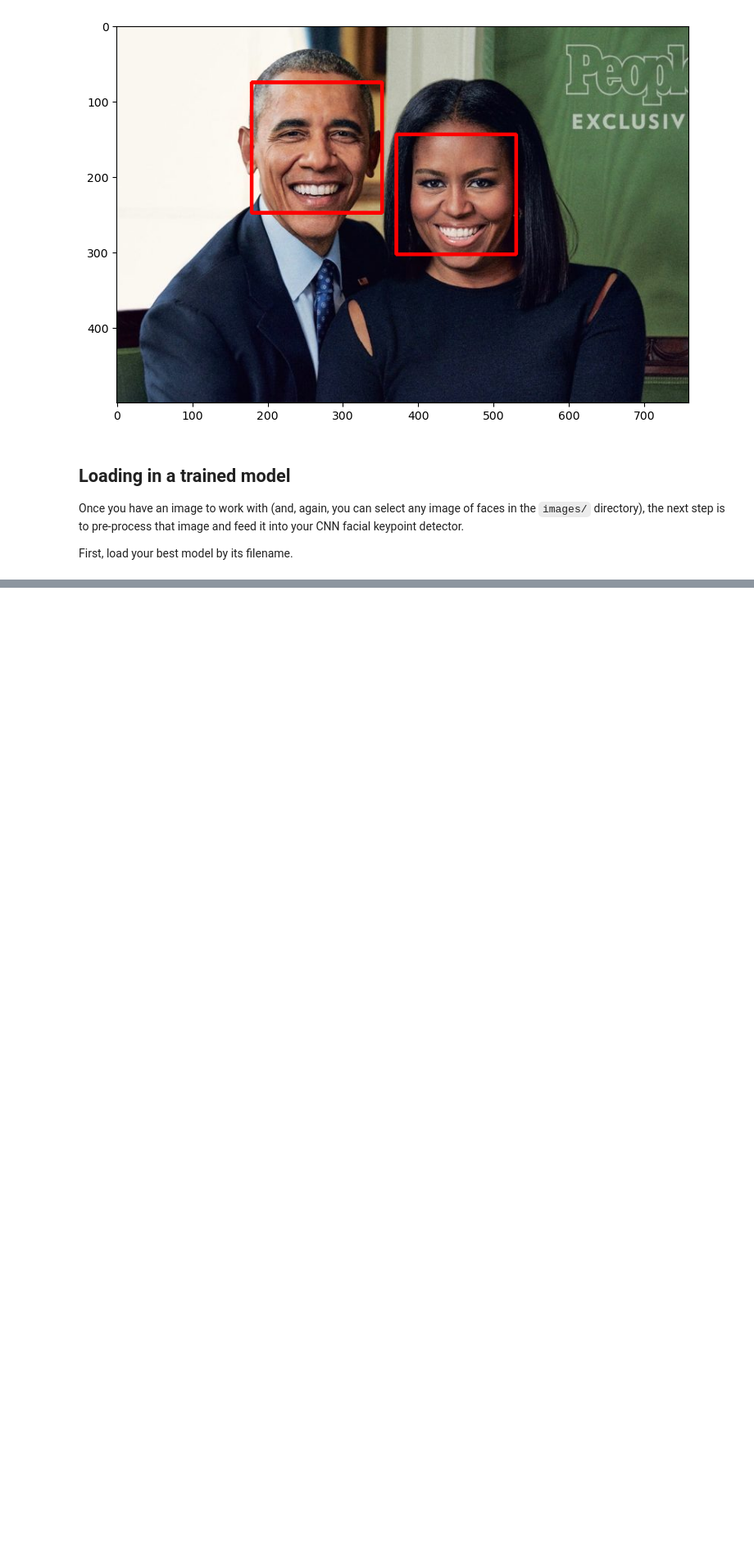
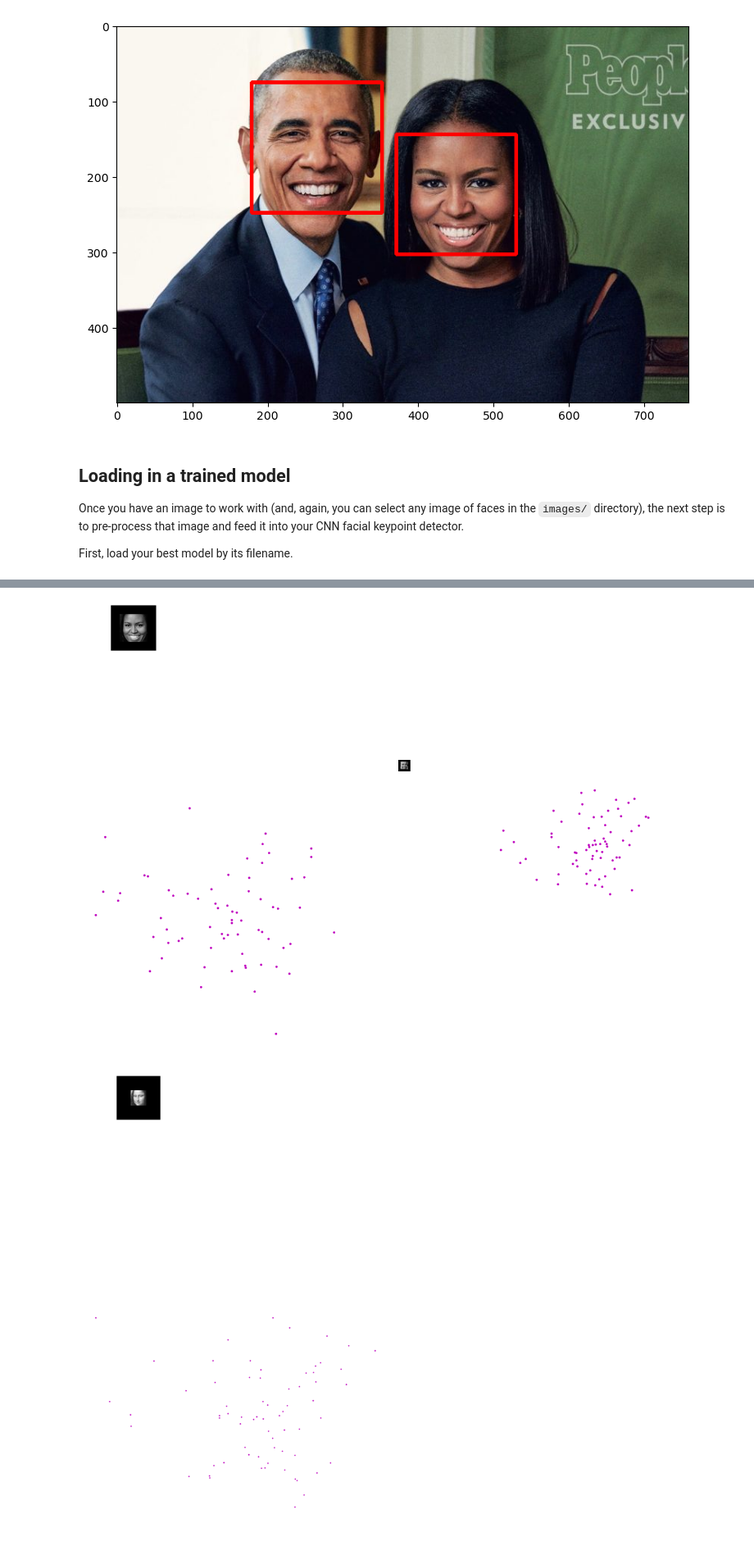
Before and after one commit to amoriqbal/FacialKeypointDetectionUdacity, a Jupyter notebook: 3. Facial Keypoint Detection, Complete Pipeline.ipynb, the cells around one changed output, grey strips where cells are left out. Shown at 82% size. Saved outputs shown, nothing was run; the diff lists cells and outputs as text; code cells hidden in the pictures; blank space fills up the shorter version.

```diff
--- a/3. Facial Keypoint Detection, Complete Pipeline.ipynb
+++ b/3. Facial Keypoint Detection, Complete Pipeline.ipynb
@@ -173,0 +177,24 @@ for (x,y,w,h) in faces:
+# %%
+
+for image_name in ['images/obamas.jpg', 'images/mona_lisa.jpg', 'images/the_beatles.jpg']:
+    image = cv2.imread(image_name)
+    # Convert BGR to RGB (OpenCV reads as BGR by default)
+    image = cv2.cvtColor(image, cv2.COLOR_BGR2RGB)
+    faces = face_cascade.detectMultiScale(image, 1.2, 2)
+    image_copy = np.copy(image)
+
+    # loop over the detected faces from your haar cascade
+    plt.subplots((len(faces) + 2) // 3, min([3, len(faces)]), figsize=(15, 20))
+    i = 0
+    for (x,y,w,h) in faces:
+        # Select the region of interest that is the face in the image
+        roi = image_copy[y:y+h, x:x+w]
+        plt.subplot((len(faces) + 2) // 3, min([3, len(faces)]), i+1)
+        detect_keypoints(roi, net, device)
+        ## TODO: Convert the face region from RGB to grayscale
+        i += 1
+    # plt.tight_layout()
+    plt.show()
+# %% [output]
+[figure, added]
+[figure, added]
```
Also changed, not shown: parts of 5 cells of this notebook, 2 other files.
